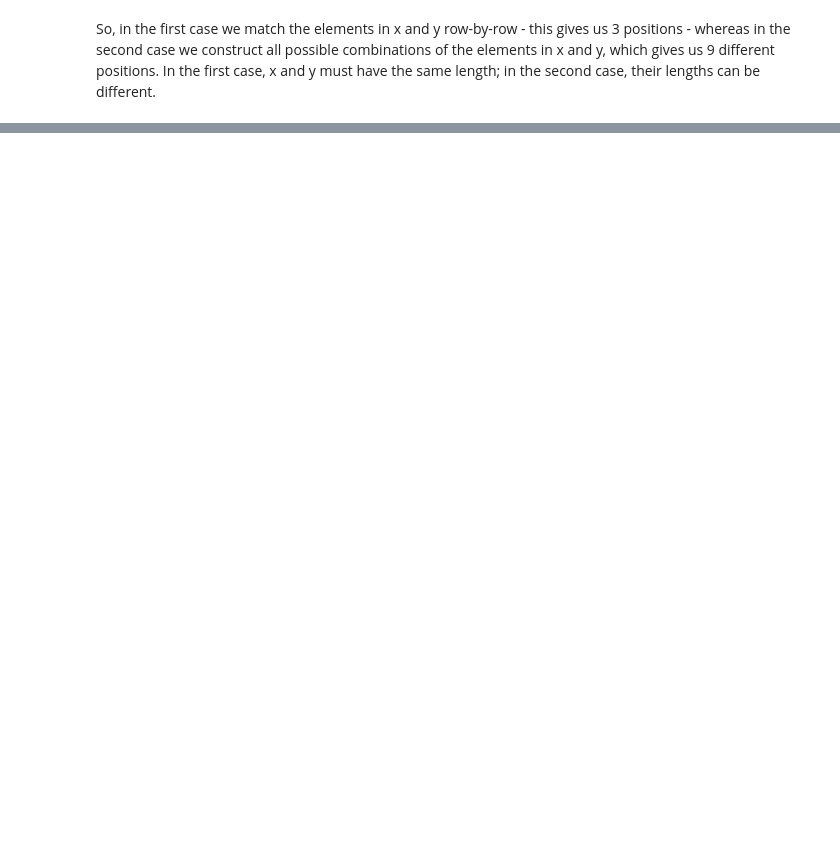
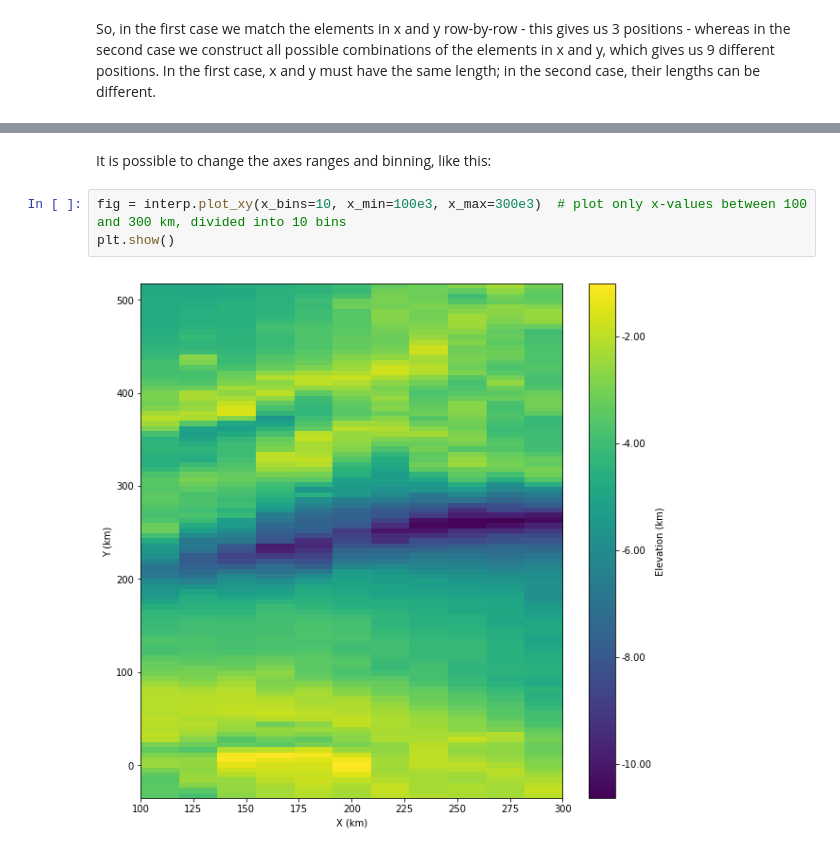
Before and after one commit to cxzhangqi/kadlu, a Jupyter notebook: docs/demo_notebooks/interp_bathy.ipynb, the cells around one changed output, grey strips where cells are left out. Drawn from its saved outputs; the diff is of its cells as text; blank space fills up the shorter version.

```diff
--- a/docs/demo_notebooks/interp_bathy.ipynb
+++ b/docs/demo_notebooks/interp_bathy.ipynb
@@ -108,0 +87,7 @@ plt.show()
+# %% [markdown]
+It is possible to change the axes ranges and binning, like this:
+# %%
+fig = interp.plot_xy(x_bins=10, x_min=100e3, x_max=300e3)  # plot only x-values between 100 and 300 km, divided into 10 bins
+plt.show()
+# %% [output]
+[figure, added]
```
Also changed, not shown: parts of 10 cells of this notebook, 2 other files.
